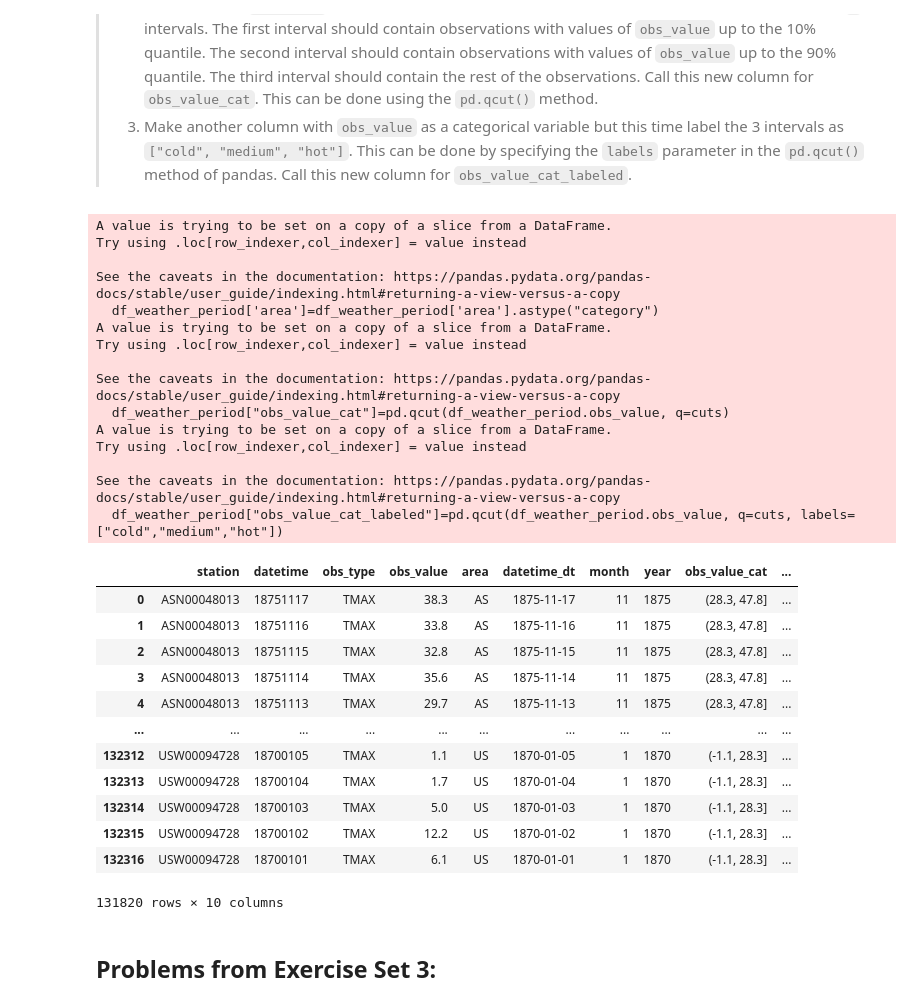
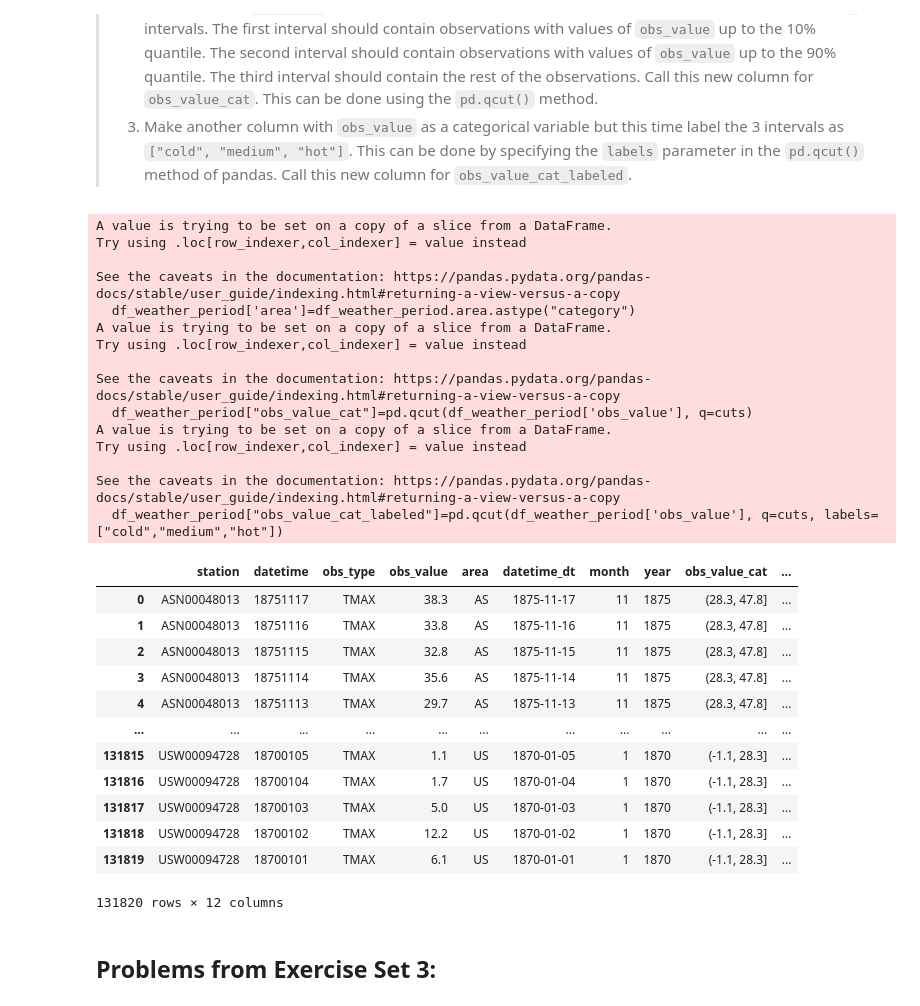
Before and after one commit to danawang10/isds29, a Jupyter notebook: assignment1/Oliver/assignment_1_Oliver.ipynb, the cells around one changed output. Drawn from its saved outputs; the diff is of its cells as text; code cells hidden in the pictures.

```diff
--- a/assignment1/Oliver/assignment_1_Oliver.ipynb
+++ b/assignment1/Oliver/assignment_1_Oliver.ipynb
@@ -171,4 +173,4 @@ df_weather_period
 > **Ex. 2.X.3 (Not seen in module 2):** Try to plot the observations value of `df_weather_period` by running `df_weather_period.obs_value.plot()`. Something seems off, right? Now try to inspect the problematic subset of the dataframe by running `df_weather_period[df_weather_period.obs_value < -50]`. What can these three observations be characterized as? Drop _all_ observations from the associated station from `df_weather_period`, reset the index and drop the column with the old index. Store the dataframe back into the variable `df_weather_period`.
 # %%
 df_weather_period=df_weather_period[df_weather_period.station != "USW00023068"]
-df_weather_period.reset_index(drop=True)
+df_weather_period.reset_index(drop=True, inplace= True)
@@ -193,40 +181,40 @@ Continuing with the `df_weather_period` from last exercise, do the following:
 > 2. Transform the `obs_value` column from a continuous to a categorical variable by partitioning it into `3` intervals. The first interval should contain observations with values of `obs_value` up to the 10% quantile. The second interval should contain observations with values of `obs_value` up to the 90% quantile. The third interval should contain the rest of the observations. Call this new column for `obs_value_cat`.  This can be done using the `pd.qcut()` method.
 > 3. Make another column with  `obs_value` as a categorical variable but this time label the 3 intervals as `["cold", "medium", "hot"]`. This can be done by specifying the `labels` parameter in the `pd.qcut()` method of pandas. Call this new column for `obs_value_cat_labeled`.
 # %%
-df_weather_period['area']=df_weather_period['area'].astype("category")
+df_weather_period['area']=df_weather_period.area.astype("category")
 cuts=[0,0.1,0.9,1]
-df_weather_period["obs_value_cat"]=pd.qcut(df_weather_period.obs_value, q=cuts)
-df_weather_period["obs_value_cat_labeled"]=pd.qcut(df_weather_period.obs_value, q=cuts, labels=["cold","medium","hot"])
+df_weather_period["obs_value_cat"]=pd.qcut(df_weather_period['obs_value'], q=cuts)
+df_weather_period["obs_value_cat_labeled"]=pd.qcut(df_weather_period['obs_value'], q=cuts, labels=["cold","medium","hot"])
 df_weather_period
 # %% [output]
 A value is trying to be set on a copy of a slice from a DataFrame.
 Try using .loc[row_indexer,col_indexer] = value instead
 
 See the caveats in the documentation: https://pandas.pydata.org/pandas-docs/stable/user_guide/indexing.html#returning-a-view-versus-a-copy
-  df_weather_period['area']=df_weather_period['area'].astype("category")
+  df_weather_period['area']=df_weather_period.area.astype("category")
 A value is trying to be set on a copy of a slice from a DataFrame.
 Try using .loc[row_indexer,col_indexer] = value instead
 
 See the caveats in the documentation: https://pandas.pydata.org/pandas-docs/stable/user_guide/indexing.html#returning-a-view-versus-a-copy
-  df_weather_period["obs_value_cat"]=pd.qcut(df_weather_period.obs_value, q=cuts)
+  df_weather_period["obs_value_cat"]=pd.qcut(df_weather_period['obs_value'], q=cuts)
 A value is trying to be set on a copy of a slice from a DataFrame.
 Try using .loc[row_indexer,col_indexer] = value instead
 
 See the caveats in the documentation: https://pandas.pydata.org/pandas-docs/stable/user_guide/indexing.html#returning-a-view-versus-a-copy
-  df_weather_period["obs_value_cat_labeled"]=pd.qcut(df_weather_period.obs_value, q=cuts, labels=["cold","medium","hot"])
+  df_weather_period["obs_value_cat_labeled"]=pd.qcut(df_weather_period['obs_value'], q=cuts, labels=["cold","medium","hot"])
 |  | station | datetime | obs_type | obs_value | area | datetime_dt | month | year | obs_value_cat | ... |
 | 0 | ASN00048013 | 18751117 | TMAX | 38.3 | AS | 1875-11-17 | 11 | 1875 | (28.3, 47.8] | ... |
 | 1 | ASN00048013 | 18751116 | TMAX | 33.8 | AS | 1875-11-16 | 11 | 1875 | (28.3, 47.8] | ... |
 | 2 | ASN00048013 | 18751115 | TMAX | 32.8 | AS | 1875-11-15 | 11 | 1875 | (28.3, 47.8] | ... |
 | 3 | ASN00048013 | 18751114 | TMAX | 35.6 | AS | 1875-11-14 | 11 | 1875 | (28.3, 47.8] | ... |
 | 4 | ASN00048013 | 18751113 | TMAX | 29.7 | AS | 1875-11-13 | 11 | 1875 | (28.3, 47.8] | ... |
 | ... | ... | ... | ... | ... | ... | ... | ... | ... | ... | ... |
-| 132312 | USW00094728 | 18700105 | TMAX | 1.1 | US | 1870-01-05 | 1 | 1870 | (-1.1, 28.3] | ... |
-| 132313 | USW00094728 | 18700104 | TMAX | 1.7 | US | 1870-01-04 | 1 | 1870 | (-1.1, 28.3] | ... |
-| 132314 | USW00094728 | 18700103 | TMAX | 5.0 | US | 1870-01-03 | 1 | 1870 | (-1.1, 28.3] | ... |
-| 132315 | USW00094728 | 18700102 | TMAX | 12.2 | US | 1870-01-02 | 1 | 1870 | (-1.1, 28.3] | ... |
-| 132316 | USW00094728 | 18700101 | TMAX | 6.1 | US | 1870-01-01 | 1 | 1870 | (-1.1, 28.3] | ... |
+| 131815 | USW00094728 | 18700105 | TMAX | 1.1 | US | 1870-01-05 | 1 | 1870 | (-1.1, 28.3] | ... |
+| 131816 | USW00094728 | 18700104 | TMAX | 1.7 | US | 1870-01-04 | 1 | 1870 | (-1.1, 28.3] | ... |
+| 131817 | USW00094728 | 18700103 | TMAX | 5.0 | US | 1870-01-03 | 1 | 1870 | (-1.1, 28.3] | ... |
+| 131818 | USW00094728 | 18700102 | TMAX | 12.2 | US | 1870-01-02 | 1 | 1870 | (-1.1, 28.3] | ... |
+| 131819 | USW00094728 | 18700101 | TMAX | 6.1 | US | 1870-01-01 | 1 | 1870 | (-1.1, 28.3] | ... |
-131820 rows × 10 columns
+131820 rows × 12 columns
 # %% [markdown]
 ## Problems from Exercise Set 3:
 # %% [markdown]
```
Also changed, not shown: parts of 6 cells of this notebook.
